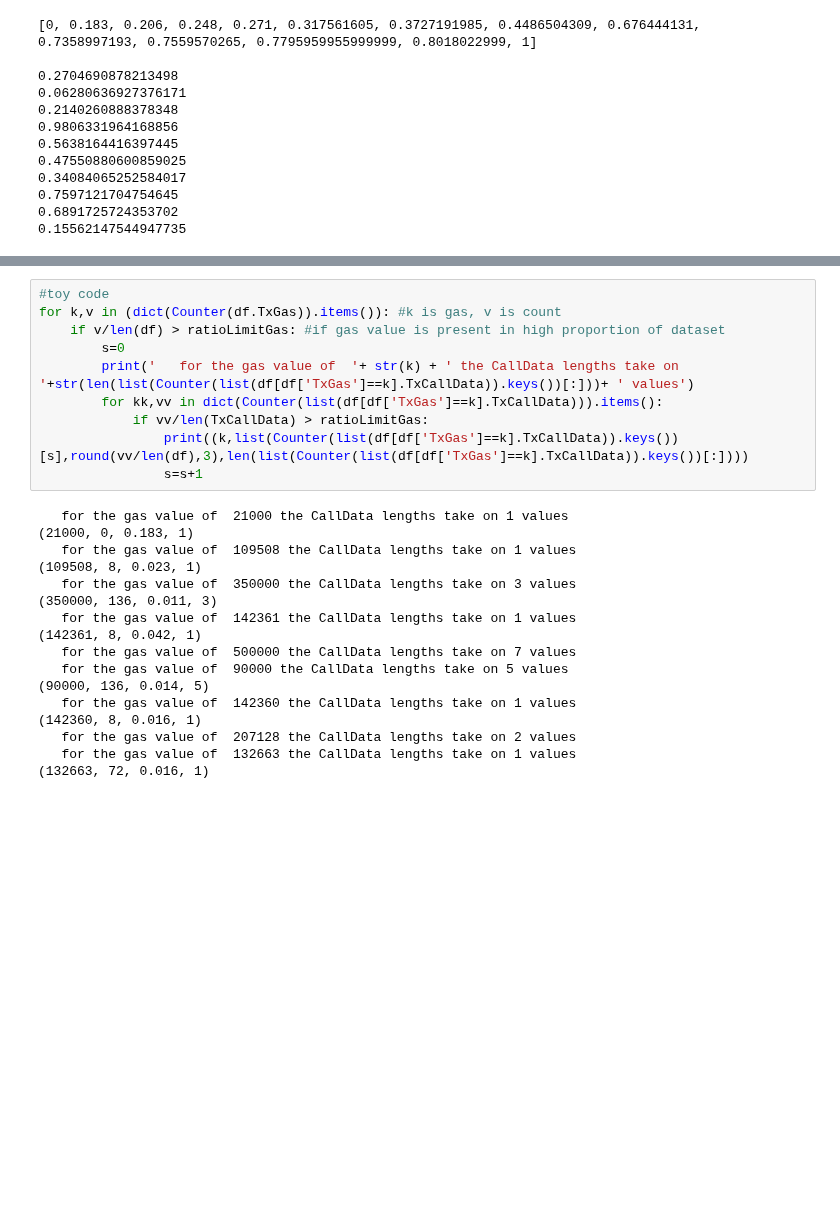
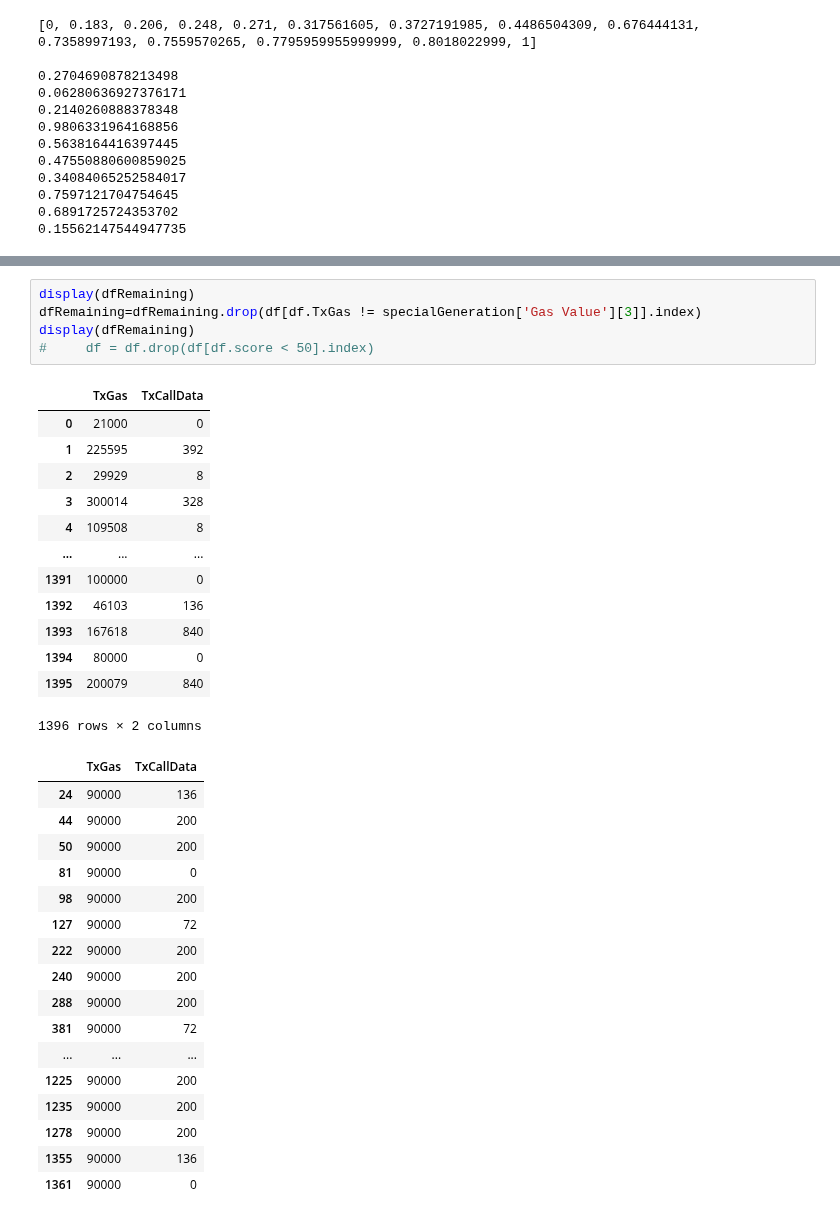
Before and after one commit to teohyikhaw/camcos, a Jupyter notebook: simulations/TxSimulations.ipynb, the cells around one changed output, grey strips where cells are left out. Drawn from its saved outputs; the diff is of its cells as text; blank space fills up the shorter version.

```diff
--- a/simulations/TxSimulations.ipynb
+++ b/simulations/TxSimulations.ipynb
@@ -645,27 +630,36 @@ See the caveats in the documentation: https://pandas.pydata.org/pandas-docs/stab
 # %%
-#toy code
-for k,v in (dict(Counter(df.TxGas)).items()): #k is gas, v is count
-    if v/len(df) > ratioLimitGas: #if gas value is present in high proportion of dataset
-        s=0
-        print('   for the gas value of  '+ str(k) + ' the CallData lengths take on '+str(len(list(Counter(list(df[df['TxGas']==k].TxCallData)).keys())[:]))+ ' values')
-        for kk,vv in dict(Counter(list(df[df['TxGas']==k].TxCallData))).items():
-            if vv/len(TxCallData) > ratioLimitGas:
-                print((k,list(Counter(list(df[df['TxGas']==k].TxCallData)).keys())[s],round(vv/len(df),3),len(list(Counter(list(df[df['TxGas']==k].TxCallData)).keys())[:])))
-                s=s+1
+display(dfRemaining)
+dfRemaining=dfRemaining.drop(df[df.TxGas != specialGeneration['Gas Value'][3]].index)
+display(dfRemaining)
+#     df = df.drop(df[df.score < 50].index)
 # %% [output]
+|  | TxGas | TxCallData |
+| 0 | 21000 | 0 |
+| 1 | 225595 | 392 |
+| 2 | 29929 | 8 |
+| 3 | 300014 | 328 |
+| 4 | 109508 | 8 |
+| ... | ... | ... |
+| 1391 | 100000 | 0 |
+| 1392 | 46103 | 136 |
+| 1393 | 167618 | 840 |
+| 1394 | 80000 | 0 |
+| 1395 | 200079 | 840 |
-   for the gas value of  21000 the CallData lengths take on 1 values
-(21000, 0, 0.183, 1)
-   for the gas value of  109508 the CallData lengths take on 1 values
-(109508, 8, 0.023, 1)
-   for the gas value of  350000 the CallData lengths take on 3 values
-(350000, 136, 0.011, 3)
-   for the gas value of  142361 the CallData lengths take on 1 values
-(142361, 8, 0.042, 1)
-   for the gas value of  500000 the CallData lengths take on 7 values
-   for the gas value of  90000 the CallData lengths take on 5 values
-(90000, 136, 0.014, 5)
-   for the gas value of  142360 the CallData lengths take on 1 values
-(142360, 8, 0.016, 1)
-   for the gas value of  207128 the CallData lengths take on 2 values
-   for the gas value of  132663 the CallData lengths take on 1 values
-(132663, 72, 0.016, 1)
+1396 rows × 2 columns
+|  | TxGas | TxCallData |
+| 24 | 90000 | 136 |
+| 44 | 90000 | 200 |
+| 50 | 90000 | 200 |
+| 81 | 90000 | 0 |
+| 98 | 90000 | 200 |
+| 127 | 90000 | 72 |
+| 222 | 90000 | 200 |
+| 240 | 90000 | 200 |
+| 288 | 90000 | 200 |
+| 381 | 90000 | 72 |
+| ... | ... | ... |
+| 1225 | 90000 | 200 |
+| 1235 | 90000 | 200 |
+| 1278 | 90000 | 200 |
+| 1355 | 90000 | 136 |
+| 1361 | 90000 | 0 |
```
Also changed, not shown: parts of 3 cells of this notebook.
